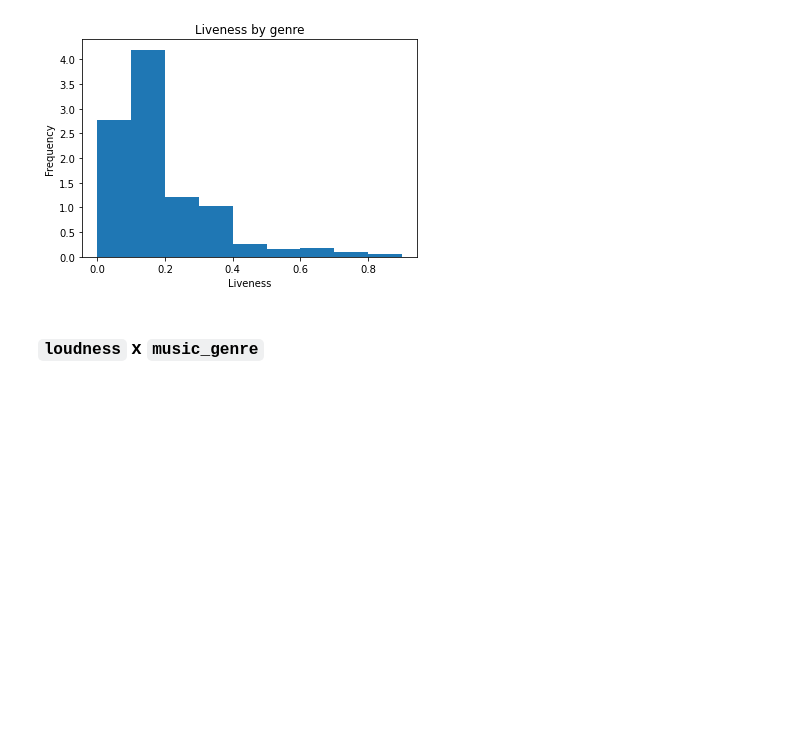
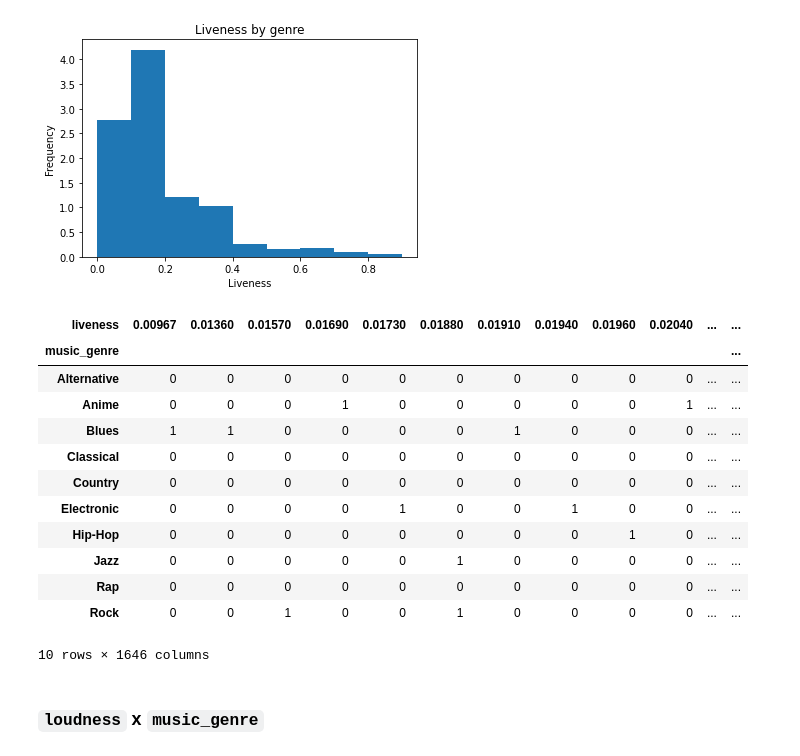
Before and after one commit to Gabriela321733/Projeto_2_Cdados, a Jupyter notebook: dados.ipynb, the cells around one changed output. Cells and saved outputs as stored; diff of their text form; code cells hidden in the pictures; blank space fills up the shorter version.

```diff
--- a/dados.ipynb
+++ b/dados.ipynb
@@ -199,6 +277,23 @@ plt.show()
 <Figure size 432x288 with 0 Axes>
 [figure]
 [figure]
+# %%
+# make a crosstab of the genre and the liveness and make the correlation
+pd.crosstab(df['music_genre'], df['liveness'])
+# %% [output]
+| liveness | 0.00967 | 0.01360 | 0.01570 | 0.01690 | 0.01730 | 0.01880 | 0.01910 | 0.01940 | 0.01960 | 0.02040 | ... | ... |
+| music_genre |  |  |  |  |  |  |  |  |  |  |  | ... |
+| Alternative | 0 | 0 | 0 | 0 | 0 | 0 | 0 | 0 | 0 | 0 | ... | ... |
+| Anime | 0 | 0 | 0 | 1 | 0 | 0 | 0 | 0 | 0 | 1 | ... | ... |
+| Blues | 1 | 1 | 0 | 0 | 0 | 0 | 1 | 0 | 0 | 0 | ... | ... |
+| Classical | 0 | 0 | 0 | 0 | 0 | 0 | 0 | 0 | 0 | 0 | ... | ... |
+| Country | 0 | 0 | 0 | 0 | 0 | 0 | 0 | 0 | 0 | 0 | ... | ... |
+| Electronic | 0 | 0 | 0 | 0 | 1 | 0 | 0 | 1 | 0 | 0 | ... | ... |
+| Hip-Hop | 0 | 0 | 0 | 0 | 0 | 0 | 0 | 0 | 1 | 0 | ... | ... |
+| Jazz | 0 | 0 | 0 | 0 | 0 | 1 | 0 | 0 | 0 | 0 | ... | ... |
+| Rap | 0 | 0 | 0 | 0 | 0 | 0 | 0 | 0 | 0 | 0 | ... | ... |
+| Rock | 0 | 0 | 1 | 0 | 0 | 1 | 0 | 0 | 0 | 0 | ... | ... |
+10 rows × 1646 columns
 # %% [markdown]
 ### `loudness` x `music_genre`
 # %%
```
Also changed, not shown: parts of 11 cells of this notebook.
